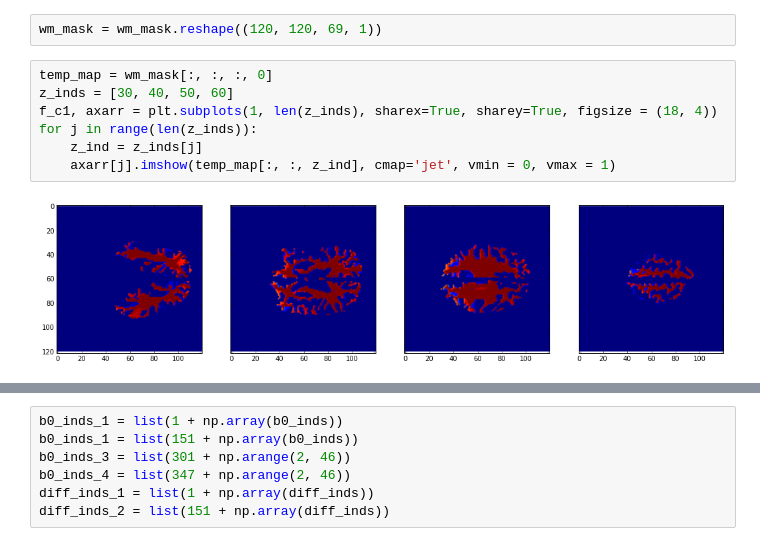
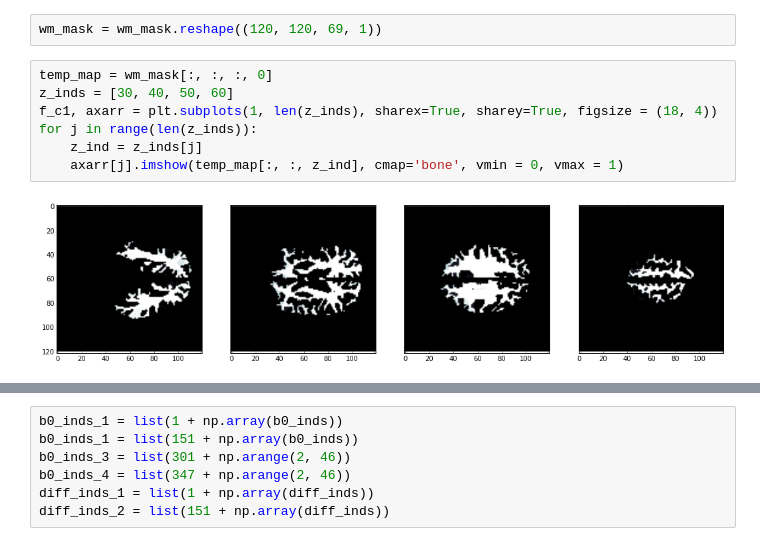
Before and after one commit to snarles/donuts2, a Jupyter notebook: analyses/chris_factor_02.ipynb, the cells around one changed output, grey strips where cells are left out. Drawn from its saved outputs; the diff is of its cells as text.

```diff
--- a/analyses/chris_factor_02.ipynb
+++ b/analyses/chris_factor_02.ipynb
@@ -85,12 +87,12 @@ wm_mask = wm_mask.reshape((120, 120, 69, 1))
 # %%
 temp_map = wm_mask[:, :, :, 0]
 z_inds = [30, 40, 50, 60]
 f_c1, axarr = plt.subplots(1, len(z_inds), sharex=True, sharey=True, figsize = (18, 4))
 for j in range(len(z_inds)):
     z_ind = z_inds[j]
-    axarr[j].imshow(temp_map[:, :, z_ind], cmap='jet', vmin = 0, vmax = 1)
+    axarr[j].imshow(temp_map[:, :, z_ind], cmap='bone', vmin = 0, vmax = 1)
 # %% [output]
-[figure, old version]
+[figure, new version]
 # %%
 np.shape(b0_data1) #(120, 120, 69, 46)
 np.shape(b0_data2) #(120, 120, 69, 46)
```
Also changed, not shown: parts of 54 cells of this notebook.
